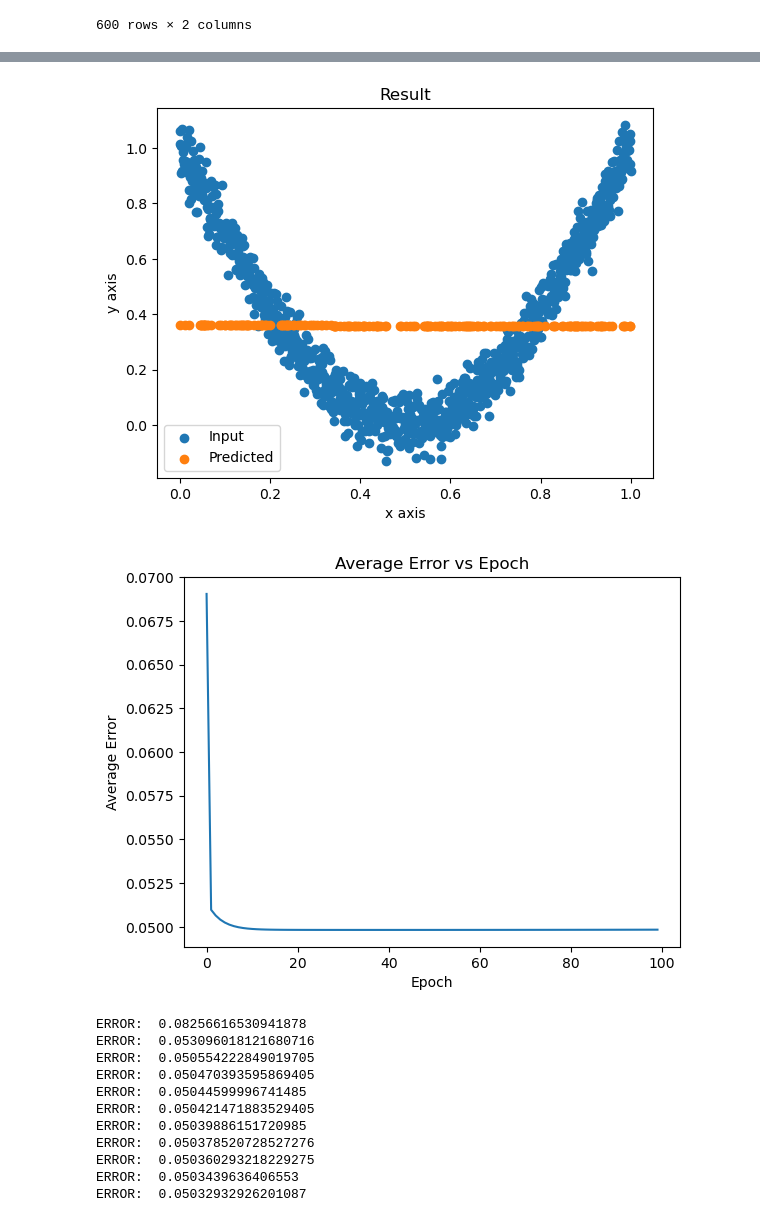
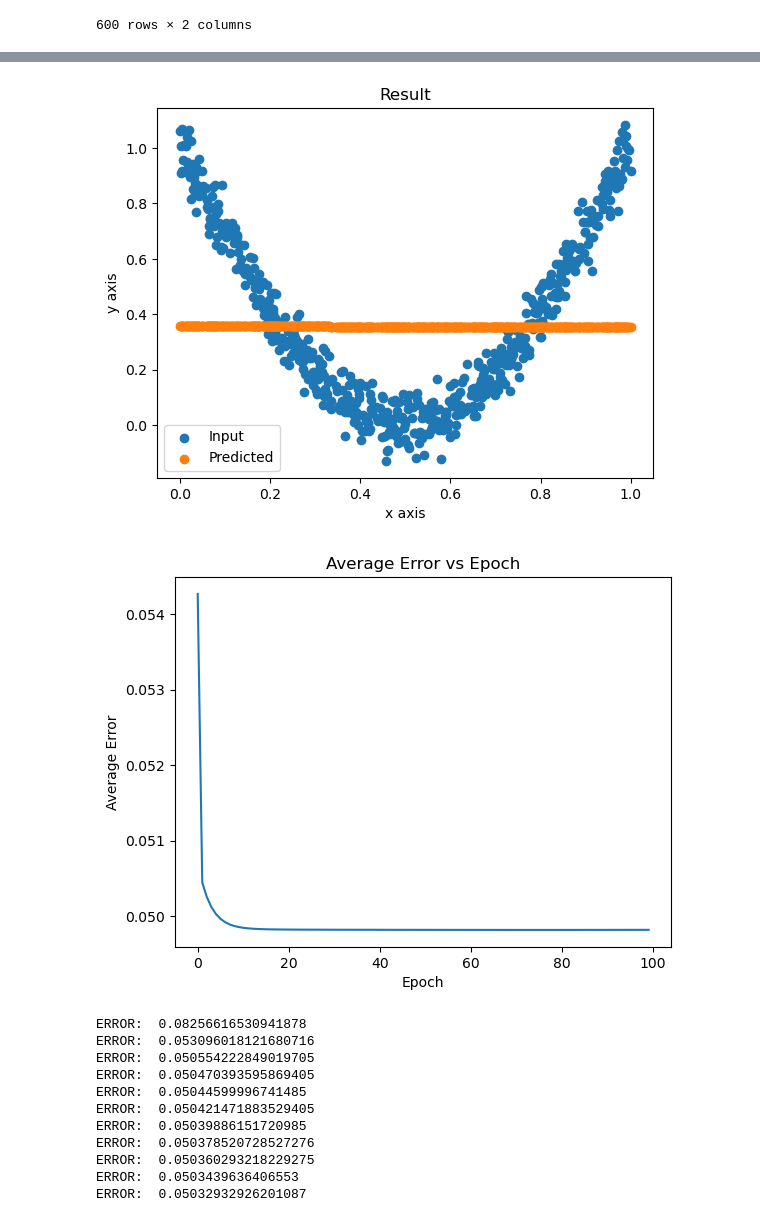
Before and after one commit to its-rajesh/Deep-Learning, a Jupyter notebook: FCNN Regression/SingleHiddenLayerFCNN.ipynb, the cells around one changed output, grey strips where cells are left out. Saved outputs shown, nothing was run; the diff lists cells and outputs as text; code cells hidden in the pictures.

```diff
--- a/FCNN Regression/SingleHiddenLayerFCNN.ipynb
+++ b/FCNN Regression/SingleHiddenLayerFCNN.ipynb
@@ -4,7 +4,7 @@ from matplotlib import pyplot as plt
 import numpy as np
 #from mpl_toolkits import mplot3d
 # %%
-path = "/Users/rajeshr/Desktop/Assignment1/Group22/Regression/UnivariateData/22.csv"
+path = "/Users/rajeshr/Desktop/Courses/Semester 2/CS671/Assignment1/Group22/Regression/UnivariateData/22.csv"
 # %%
 data = pd.read_csv(path, header=None, delimiter=",")
 data = pd.DataFrame(data)
@@ -141,5 +141,5 @@ def test(xn, wh, wo):
 
     return np.array(y)
 
-y = test(validation, wh, wo)
+y = test(training, wh, wo)
 #y
@@ -166,14 +146,14 @@ data.iloc[:,0], data.iloc[:,1]
 # %%
-plt.scatter(data.iloc[:,0], data.iloc[:,1])
-plt.scatter(validation.iloc[:,0], y)
+plt.scatter(training.iloc[:,0], training.iloc[:,1])
+plt.scatter(training.iloc[:,0], y)
 plt.title("Result")
 plt.xlabel("x axis")
 plt.ylabel("y axis")
 plt.legend(["Input", "Predicted"])
 plt.savefig("/Users/rajeshr/Desktop/"+str(np.random.randint(1, 100000))+".png")
 plt.show()
 # %% [output]
-[figure, old version]
+[figure, new version]
 # %%
 plt.plot(avg_err)
 plt.title("Average Error vs Epoch")
@@ -182,7 +162,7 @@ plt.ylabel("Average Error")
 plt.savefig("/Users/rajeshr/Desktop/errorvsepoch.png")
 plt.show()
 # %% [output]
-[figure, old version]
+[figure, new version]
 # %%
 wh, wo, avg_err, h1_out, output, mset = train_data(test)
 wh, wo, avg_err, h1_out, output, msev = train_data(validation)
```
Also changed, not shown: parts of 2 cells of this notebook.
